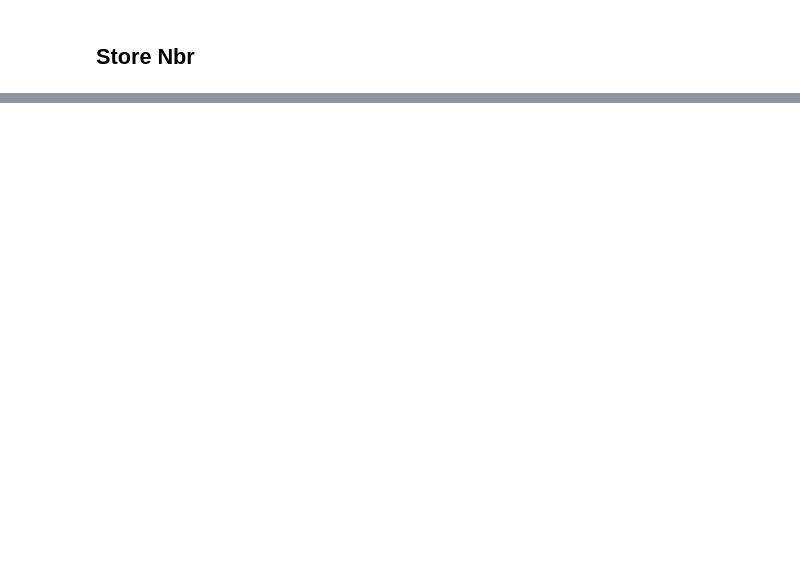
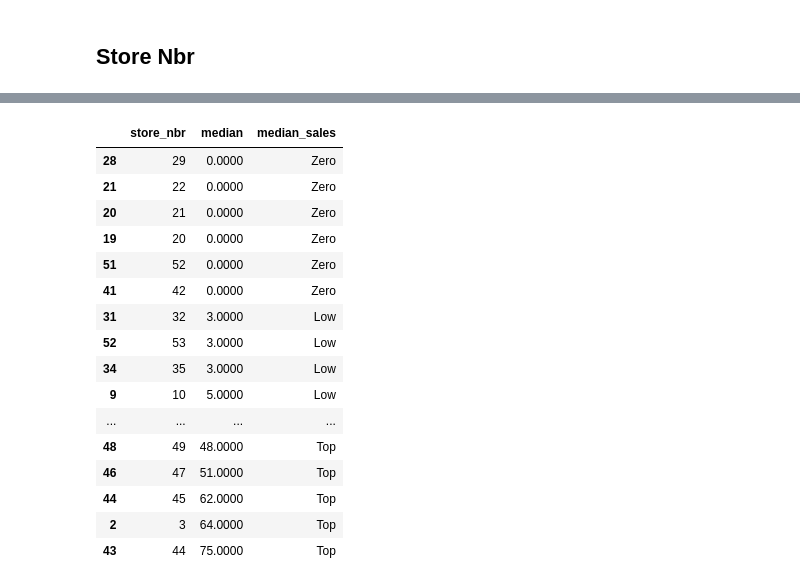
Before and after one commit to gavrilovAlikhan/ML-Practice, a Jupyter notebook: Store Sales/store_sales.ipynb, the cells around one changed output, grey strips where cells are left out. Saved outputs shown, nothing was run; the diff lists cells and outputs as text; code cells hidden in the pictures; blank space fills up the shorter version.

```diff
--- a/Store Sales/store_sales.ipynb
+++ b/Store Sales/store_sales.ipynb
@@ -341,13 +459,31 @@ plt.tight_layout()
 # %%
 stats = df.groupby("store_nbr")['sales'].agg(median = 'median').reset_index()
 zero_median = stats['median'] == 0
 stats.loc[zero_median, 'median_sales'] = 'Zero'
 
 stats.loc[~zero_median,'median_sales'] = pd.qcut(
         stats.loc[~zero_median,'median'],
         q=6,
-        labels=['Low', 'Lower-mid', 'Mid', 'High', 'Top',]
+        labels=['Low', 'Lower-mid', 'Mid', 'Upper-mid', 'High', 'Top']
 )
 
 stats.sort_values(by='median')
+# %% [output]
+|  | store_nbr | median | median_sales |
+| 28 | 29 | 0.0000 | Zero |
+| 21 | 22 | 0.0000 | Zero |
+| 20 | 21 | 0.0000 | Zero |
+| 19 | 20 | 0.0000 | Zero |
+| 51 | 52 | 0.0000 | Zero |
+| 41 | 42 | 0.0000 | Zero |
+| 31 | 32 | 3.0000 | Low |
+| 52 | 53 | 3.0000 | Low |
+| 34 | 35 | 3.0000 | Low |
+| 9 | 10 | 5.0000 | Low |
+| ... | ... | ... | ... |
+| 48 | 49 | 48.0000 | Top |
+| 46 | 47 | 51.0000 | Top |
+| 44 | 45 | 62.0000 | Top |
+| 2 | 3 | 64.0000 | Top |
+| 43 | 44 | 75.0000 | Top |
 # %%
```
Also changed, not shown: parts of 19 cells of this notebook.
